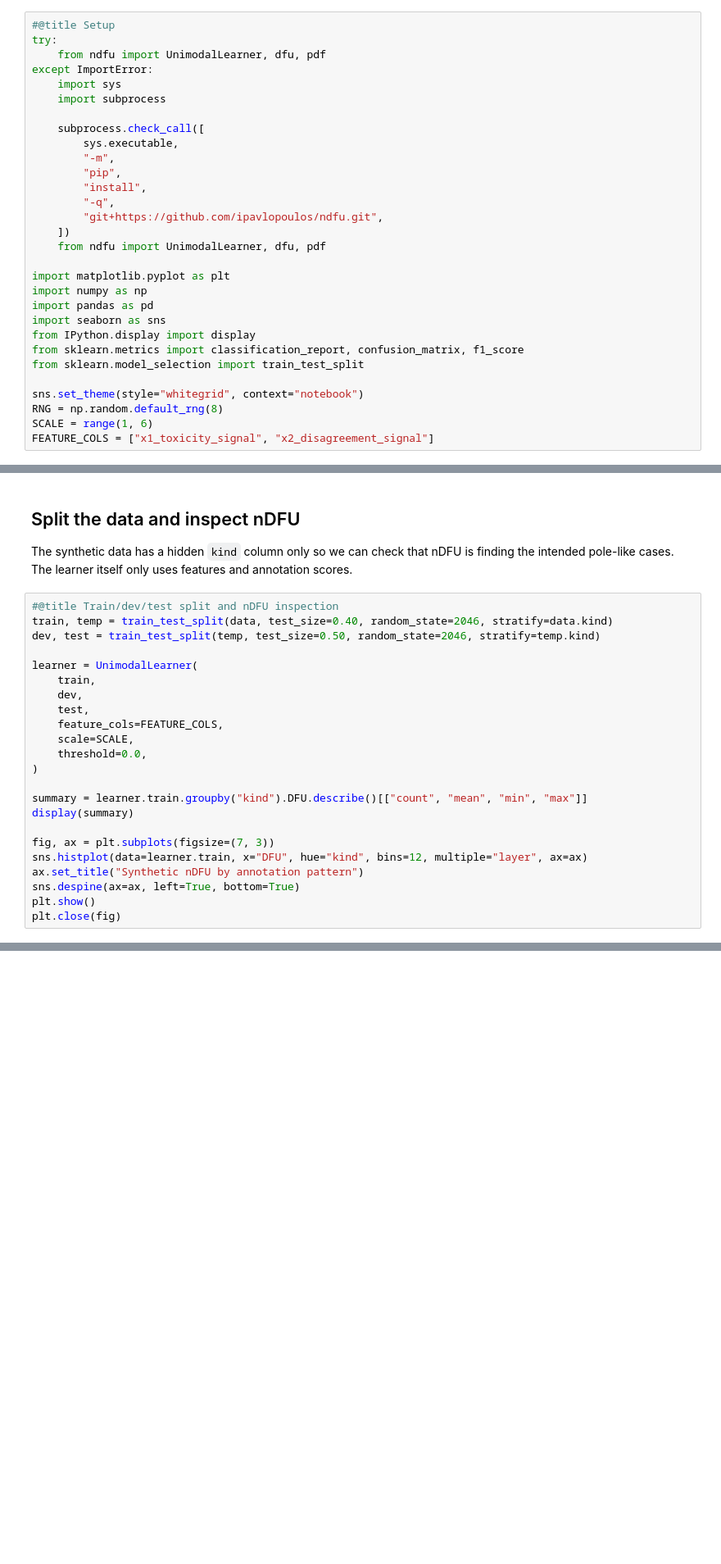
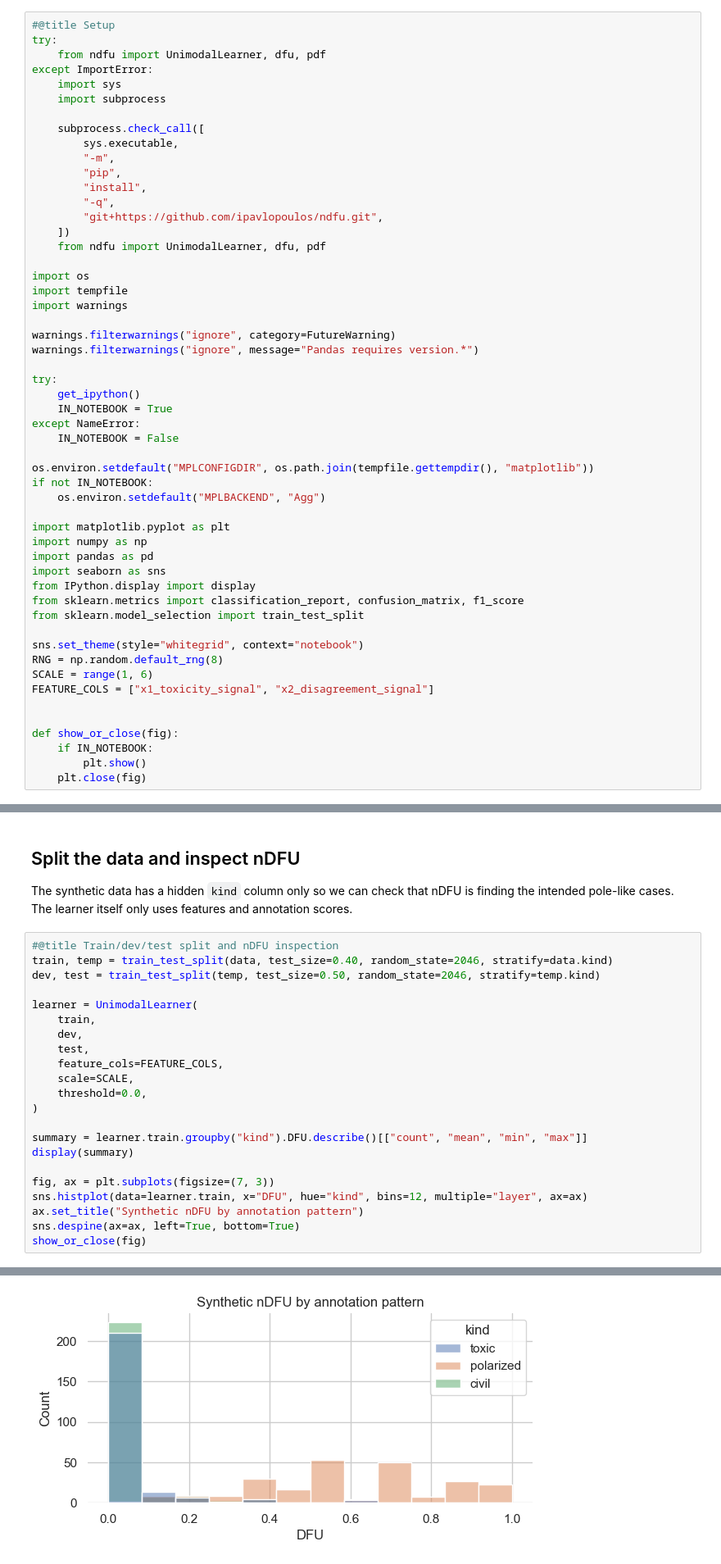
Before and after one commit to ipavlopoulos/ndfu, a Jupyter notebook: ndfu_synthetic_learning.ipynb, the cells around one changed output, grey strips where cells are left out. Shown at 82% size. Drawn from its saved outputs; the diff is of its cells as text; blank space fills up the shorter version.

```diff
--- a/ndfu_synthetic_learning.ipynb
+++ b/ndfu_synthetic_learning.ipynb
@@ -36,6 +36,23 @@ except ImportError:
     ])
     from ndfu import UnimodalLearner, dfu, pdf
 
+import os
+import tempfile
+import warnings
+
+warnings.filterwarnings("ignore", category=FutureWarning)
+warnings.filterwarnings("ignore", message="Pandas requires version.*")
+
+try:
+    get_ipython()
+    IN_NOTEBOOK = True
+except NameError:
+    IN_NOTEBOOK = False
+
+os.environ.setdefault("MPLCONFIGDIR", os.path.join(tempfile.gettempdir(), "matplotlib"))
+if not IN_NOTEBOOK:
+    os.environ.setdefault("MPLBACKEND", "Agg")
+
 import matplotlib.pyplot as plt
 import numpy as np
 import pandas as pd
@@ -48,6 +65,12 @@ sns.set_theme(style="whitegrid", context="notebook")
 RNG = np.random.default_rng(8)
 SCALE = range(1, 6)
 FEATURE_COLS = ["x1_toxicity_signal", "x2_disagreement_signal"]
+
+
+def show_or_close(fig):
+    if IN_NOTEBOOK:
+        plt.show()
+    plt.close(fig)
 # %% [markdown]
 ## Synthetic annotations
 
@@ -142,5 +179,5 @@ fig, ax = plt.subplots(figsize=(7, 3))
 sns.histplot(data=learner.train, x="DFU", hue="kind", bins=12, multiple="layer", ax=ax)
 ax.set_title("Synthetic nDFU by annotation pattern")
 sns.despine(ax=ax, left=True, bottom=True)
-plt.show()
-plt.close(fig)
+show_or_close(fig)
+# %% [output]
@@ -147,3 +189,4 @@ plt.close(fig)
+[figure, added]
 # %% [markdown]
 ## How labels change under K+1 learning
 
```
Also changed, not shown: parts of 8 cells of this notebook.
